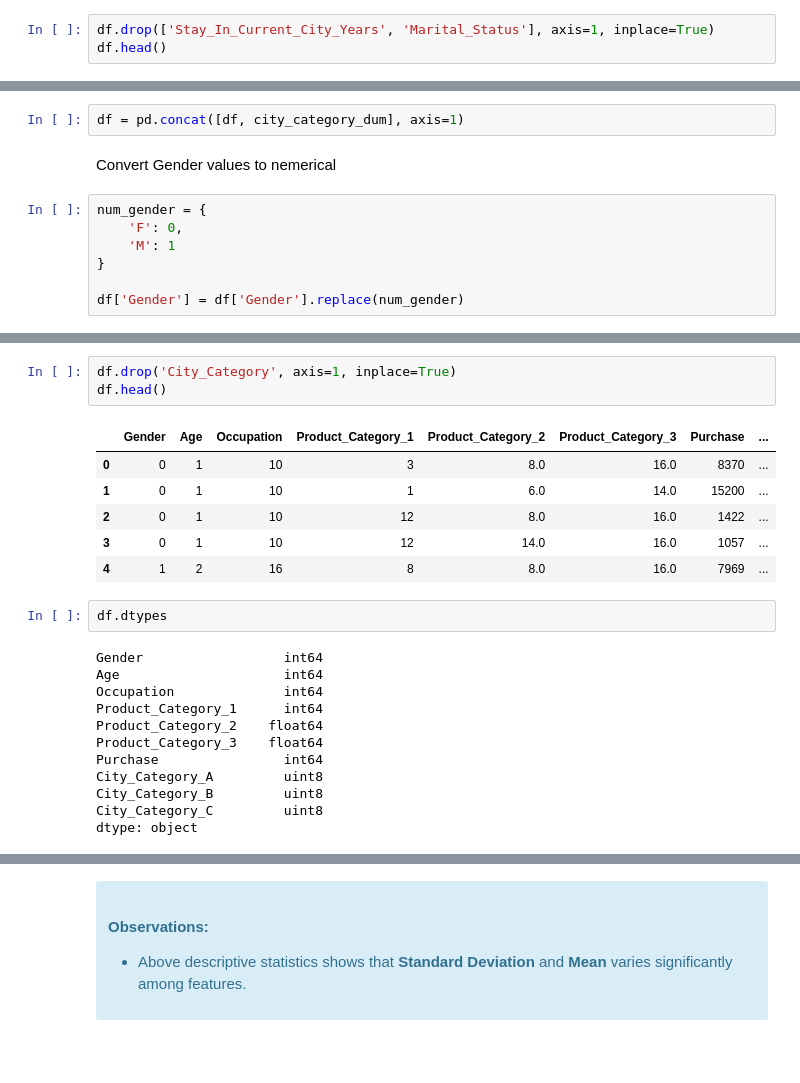
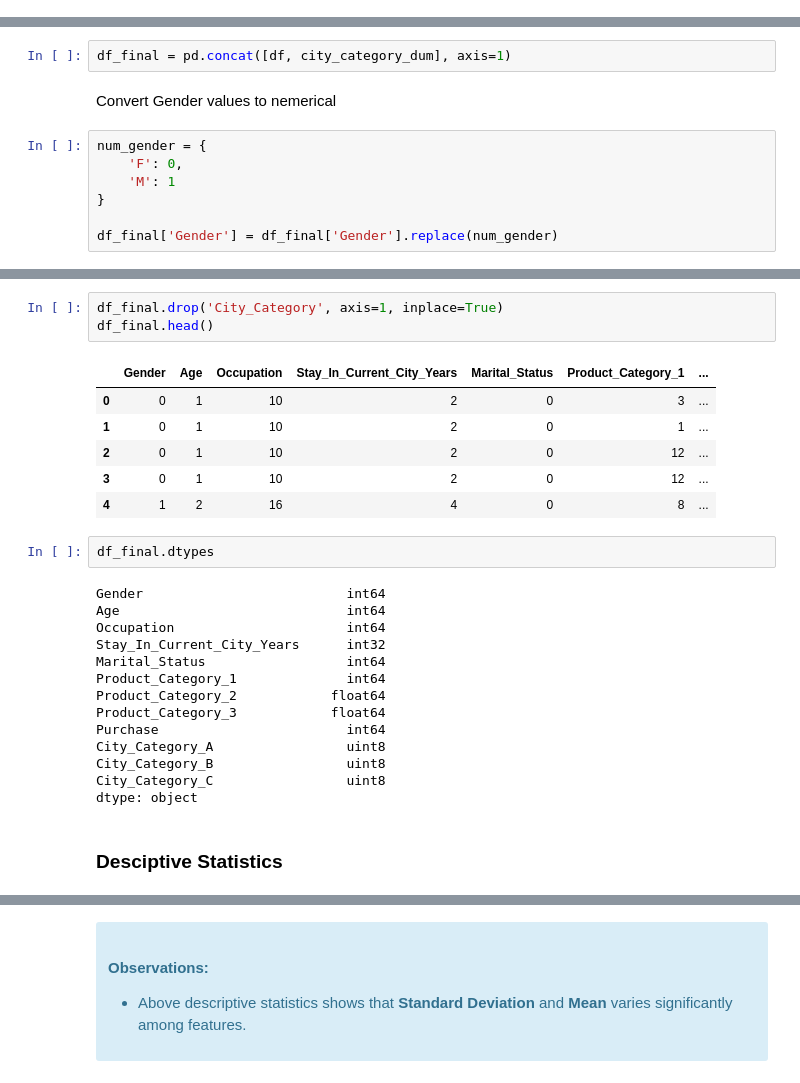
Before and after one commit to tharangachaminda/Black_Friday_Purchase, a Jupyter notebook: black_friday.ipynb, the cells around one changed output, grey strips where cells are left out. Drawn from its saved outputs; the diff is of its cells as text; blank space fills up the shorter version.

```diff
--- a/black_friday.ipynb
+++ b/black_friday.ipynb
@@ -273,4 +315 @@ plt.show()
 </div>
-# %%
-df.drop(['Stay_In_Current_City_Years', 'Marital_Status'], axis=1, inplace=True)
-df.head()
@@ -404,7 +599,7 @@ city_category_dum
 | 550067 | 0 | 1 | 0 |
 550068 rows × 3 columns
 # %%
-df = pd.concat([df, city_category_dum], axis=1)
+df_final = pd.concat([df, city_category_dum], axis=1)
 # %% [markdown]
 Convert Gender values to nemerical
 # %%
@@ -413,5 +608,5 @@ num_gender = {
     'M': 1
 }
 
-df['Gender'] = df['Gender'].replace(num_gender)
+df_final['Gender'] = df_final['Gender'].replace(num_gender)
 # %%
@@ -426,25 +621,30 @@ df.head()
 # %%
-df.drop('City_Category', axis=1, inplace=True)
-df.head()
+df_final.drop('City_Category', axis=1, inplace=True)
+df_final.head()
 # %% [output]
-|  | Gender | Age | Occupation | Product_Category_1 | Product_Category_2 | Product_Category_3 | Purchase | ... |
-| 0 | 0 | 1 | 10 | 3 | 8.0 | 16.0 | 8370 | ... |
-| 1 | 0 | 1 | 10 | 1 | 6.0 | 14.0 | 15200 | ... |
-| 2 | 0 | 1 | 10 | 12 | 8.0 | 16.0 | 1422 | ... |
-| 3 | 0 | 1 | 10 | 12 | 14.0 | 16.0 | 1057 | ... |
-| 4 | 1 | 2 | 16 | 8 | 8.0 | 16.0 | 7969 | ... |
+|  | Gender | Age | Occupation | Stay_In_Current_City_Years | Marital_Status | Product_Category_1 | ... |
+| 0 | 0 | 1 | 10 | 2 | 0 | 3 | ... |
+| 1 | 0 | 1 | 10 | 2 | 0 | 1 | ... |
+| 2 | 0 | 1 | 10 | 2 | 0 | 12 | ... |
+| 3 | 0 | 1 | 10 | 2 | 0 | 12 | ... |
+| 4 | 1 | 2 | 16 | 4 | 0 | 8 | ... |
 # %%
-df.dtypes
+df_final.dtypes
 # %% [output]
-Gender                  int64
-Age                     int64
-Occupation              int64
-Product_Category_1      int64
-Product_Category_2    float64
-Product_Category_3    float64
-Purchase                int64
-City_Category_A         uint8
-City_Category_B         uint8
-City_Category_C         uint8
+Gender                          int64
+Age                             int64
+Occupation                      int64
+Stay_In_Current_City_Years      int32
+Marital_Status                  int64
+Product_Category_1              int64
+Product_Category_2            float64
+Product_Category_3            float64
+Purchase                        int64
+City_Category_A                 uint8
+City_Category_B                 uint8
+City_Category_C                 uint8
 dtype: object
+# %% [markdown]
+<a id="discriptive_statistics"></a>
+### Desciptive Statistics
 # %%
```
Also changed, not shown: parts of 64 cells of this notebook.
